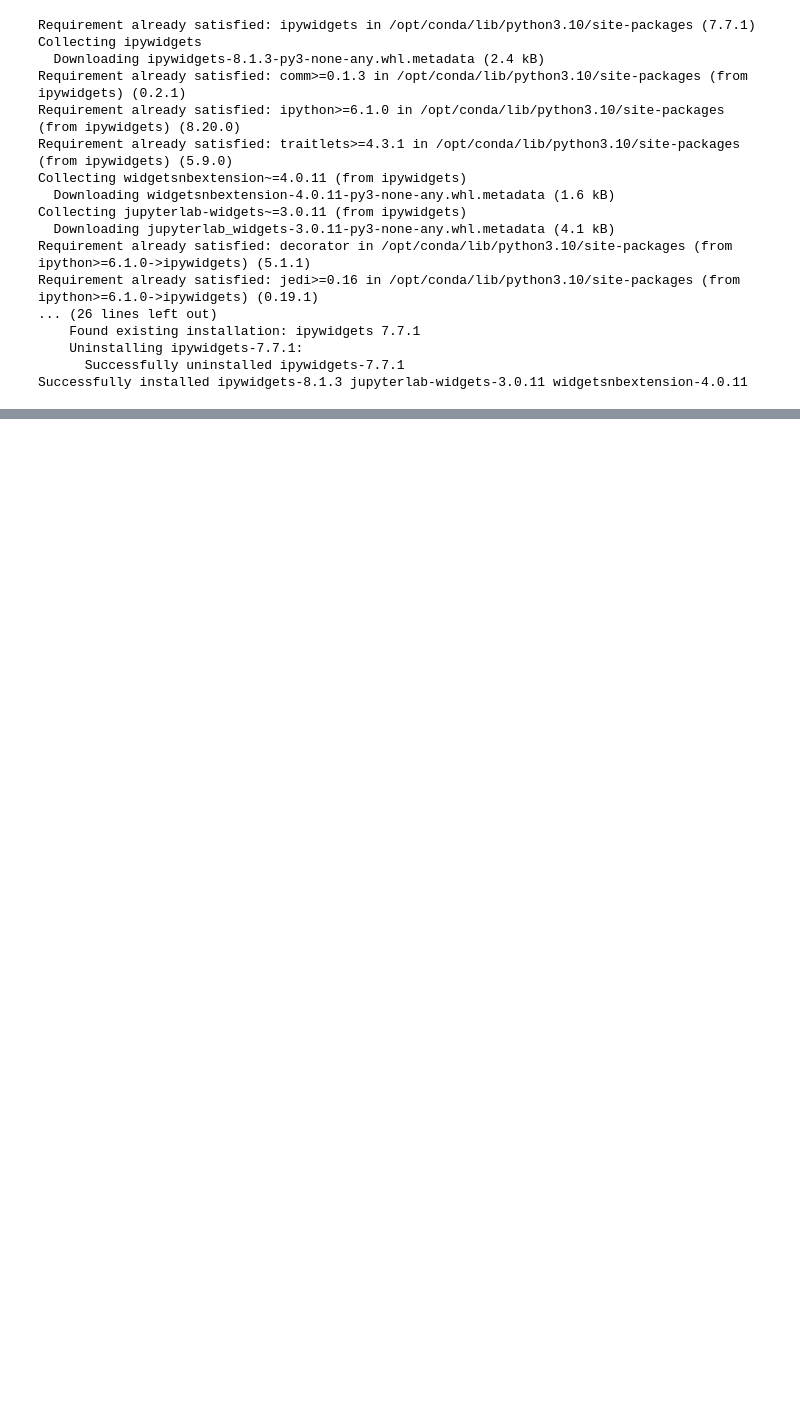
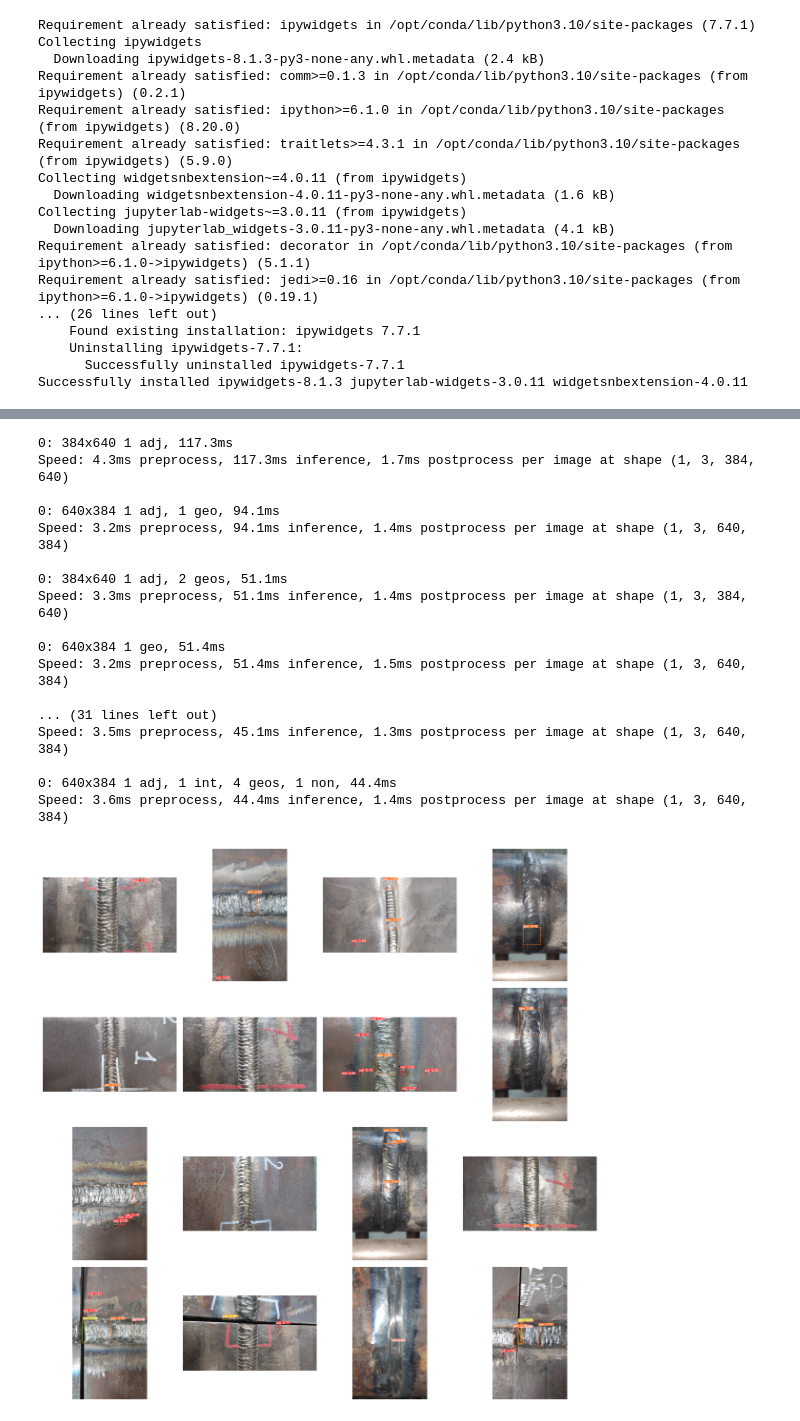
Before and after one commit to gruzdev-as/AtomicHack, a Jupyter notebook: notebooks/yolov8-train.ipynb, the cells around one changed output, grey strips where cells are left out. Drawn from its saved outputs; the diff is of its cells as text; code cells hidden in the pictures; blank space fills up the shorter version.

```diff
--- a/notebooks/yolov8-train.ipynb
+++ b/notebooks/yolov8-train.ipynb
@@ -92,9 +92,10 @@ import torchvision
 from ultralytics import YOLO
 # %%
 model = YOLO('yolov8x.pt')
+model.to('cuda')
 
-model.train(data = '/kaggle/working/yolo_dataset/data.yaml',
-            epochs=20,
+model.train(data='/kaggle/working/yolo_dataset/data.yaml',
+            epochs=100,
             imgsz=640,
             seed=42,
             batch=8,
@@ -135,0 +162,52 @@ View run at https://wandb.ai/lightsource/YOLOv8/runs/8sl41rhe
+# %%
+import cv2
+
+def detect(img_path):
+    img = cv2.imread(img_path)
+    detect_result = model(img)
+    detect_img = detect_result[0].plot()
+    detect_img = cv2.cvtColor(detect_img, cv2.COLOR_BGR2RGB)
+    return detect_img
+# %%
+import random
+import matplotlib.pyplot as plt
+
+custom_image_dir = '/kaggle/working/yolo_dataset/images/val'
+
+image_files = os.listdir(custom_image_dir)
+
+selected_images = random.sample(image_files, 16)
+
+fig, axes = plt.subplots(nrows=4, ncols=4, figsize=(15, 15))
+
+for i, img_file in enumerate(selected_images):
+
+    row_idx = i // 4
+    col_idx = i % 4
+
+    img_path = os.path.join(custom_image_dir, img_file)
+    detect_img = detect(img_path)
+
+    axes[row_idx, col_idx].imshow(detect_img)
+    axes[row_idx, col_idx].axis('off')
+
+plt.subplots_adjust(wspace=0.05, hspace=0.05)
+# %% [output]
+0: 384x640 1 adj, 117.3ms
+Speed: 4.3ms preprocess, 117.3ms inference, 1.7ms postprocess per image at shape (1, 3, 384, 640)
+
+0: 640x384 1 adj, 1 geo, 94.1ms
+Speed: 3.2ms preprocess, 94.1ms inference, 1.4ms postprocess per image at shape (1, 3, 640, 384)
+
+0: 384x640 1 adj, 2 geos, 51.1ms
+Speed: 3.3ms preprocess, 51.1ms inference, 1.4ms postprocess per image at shape (1, 3, 384, 640)
+
+0: 640x384 1 geo, 51.4ms
+Speed: 3.2ms preprocess, 51.4ms inference, 1.5ms postprocess per image at shape (1, 3, 640, 384)
+
+... (31 lines left out)
+Speed: 3.5ms preprocess, 45.1ms inference, 1.3ms postprocess per image at shape (1, 3, 640, 384)
+
+0: 640x384 1 adj, 1 int, 4 geos, 1 non, 44.4ms
+Speed: 3.6ms preprocess, 44.4ms inference, 1.4ms postprocess per image at shape (1, 3, 640, 384)
+[figure, added]
```
Also changed, not shown: parts of 3 cells of this notebook.
